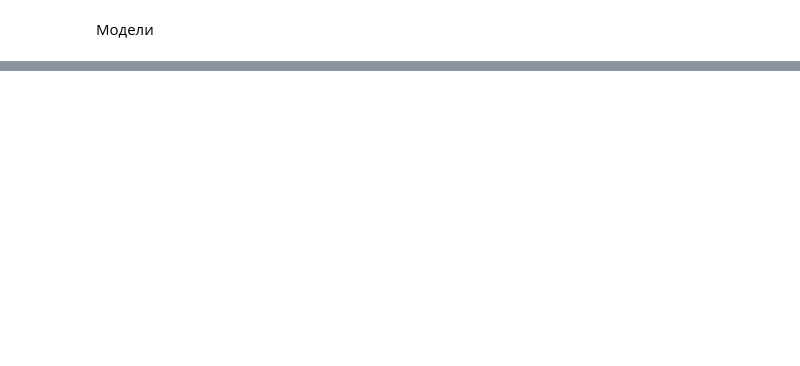
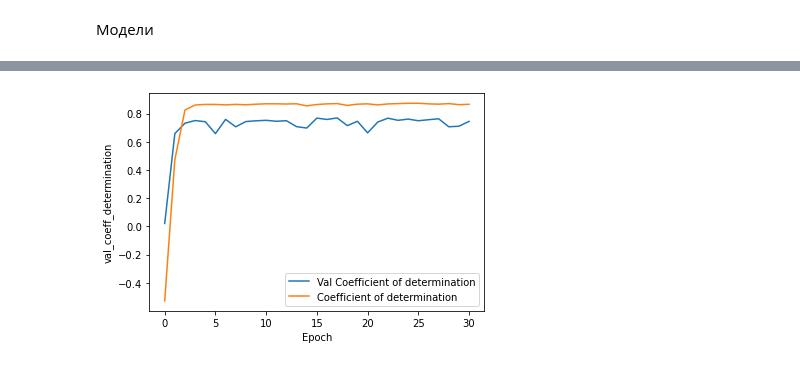
Before and after one commit to pakrentos/eeg_connectivity, a Jupyter notebook: RedArticle.ipynb, the cells around one changed output, grey strips where cells are left out. Cells and saved outputs as stored; diff of their text form; code cells hidden in the pictures; blank space fills up the shorter version.

```diff
--- a/RedArticle.ipynb
+++ b/RedArticle.ipynb
@@ -152,2 +286,6 @@ plot_history2(hist[8])
+# %%
+plot_history2(histor)
+# %% [output]
+[figure, added]
 # %%
 ### Данные, которые мы предсказываем
```
Also changed, not shown: parts of 30 cells of this notebook.
